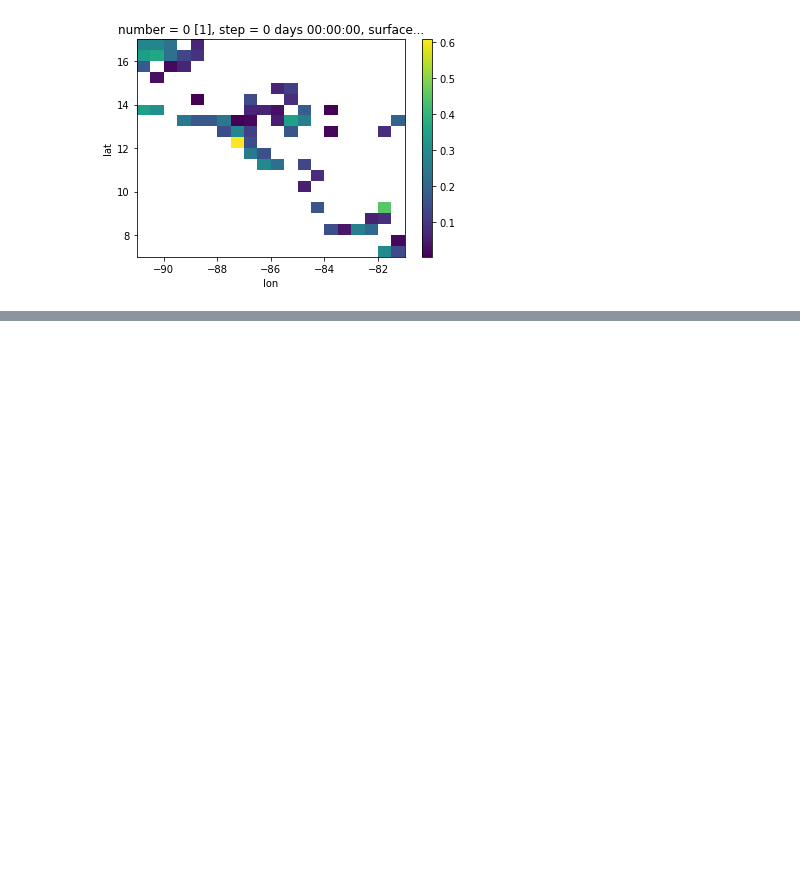
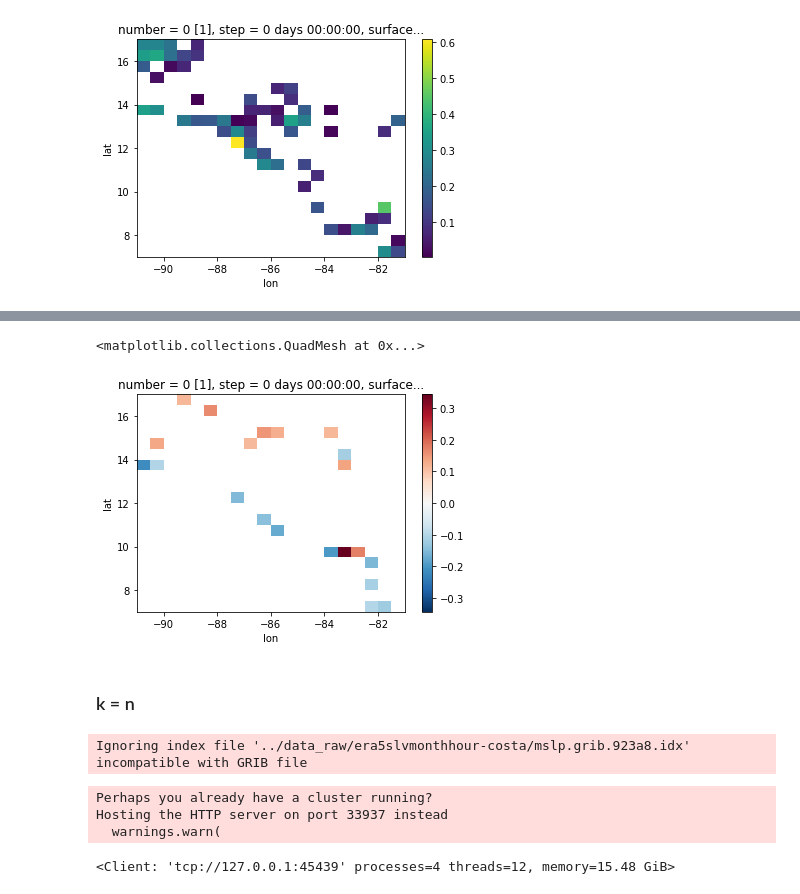
Before and after one commit to anthonylst6/thesis, a Jupyter notebook: sandbox/correlation-coarsen.ipynb, the cells around one changed output, grey strips where cells are left out. Cells and saved outputs as stored; diff of their text form; code cells hidden in the pictures; blank space fills up the shorter version.

Commit message:
updated conda environment, and got preliminary results for global, central america and malay archipelago

```diff
--- a/sandbox/correlation-coarsen.ipynb
+++ b/sandbox/correlation-coarsen.ipynb
@@ -432,0 +501,7 @@ Wall time: 1.51 s
+# %%
+t12.where((t12.data > 0.1) | (t12.data < -0.1)).plot()
+# %% [output]
+<matplotlib.collections.QuadMesh at 0x...>
+[figure, added]
+# %% [markdown]
+### k = n
@@ -432,0 +522,16 @@ Wall time: 1.51 s
+# %%
+# Load datasets
+
+msl_ds = xr.open_dataset("../data_raw/era5slvmonthhour-costa/mslp.grib",
+                           chunks = {'time': '500MB'},
+                           engine = "cfgrib")
+msl_ds = msl_ds.rename({"latitude": "lat",
+               "longitude": "lon"}) # standardise names for xarray operations later
+
+lai_files = glob.glob("../data_raw/c3slaiv3-global/*.nc")
+lai_files.sort()
+lai_ds = xr.open_mfdataset(lai_files,
+                           chunks = {'time': '500MB'},
+                           engine = "netcdf4")
+# %% [output]
+Ignoring index file '../data_raw/era5slvmonthhour-costa/mslp.grib.923a8.idx' incompatible with GRIB file
@@ -432,0 +612,10 @@ Wall time: 1.51 s
+# %%
+# Open dask client
+
+client = Client()
+client
+# %% [output]
+Perhaps you already have a cluster running?
+Hosting the HTTP server on port 33937 instead
+  warnings.warn(
+<Client: 'tcp://127.0.0.1:45439' processes=4 threads=12, memory=15.48 GiB>
```
Also changed, not shown: parts of 31 cells of this notebook, 6 other files.
